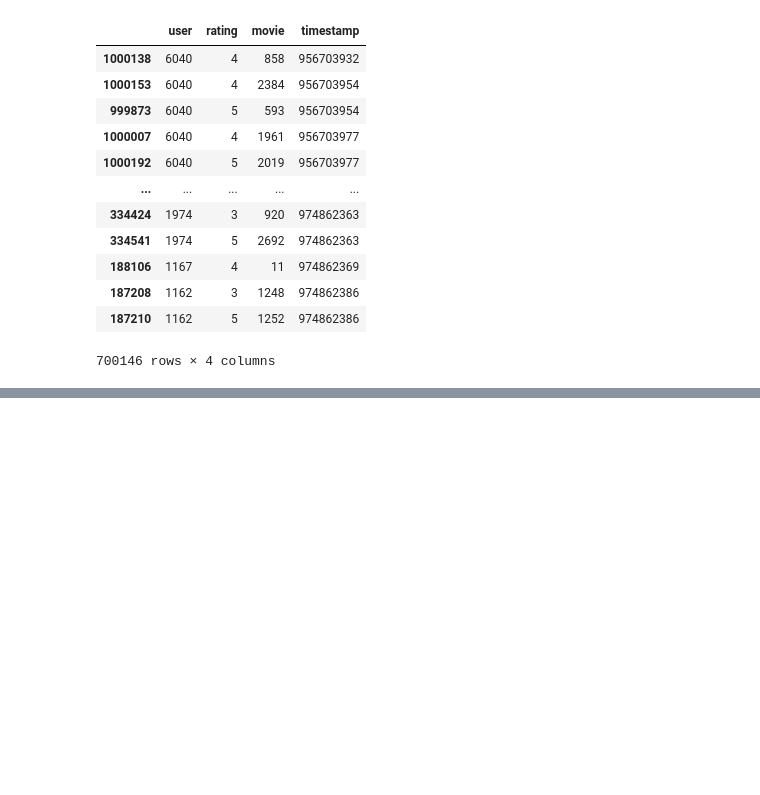
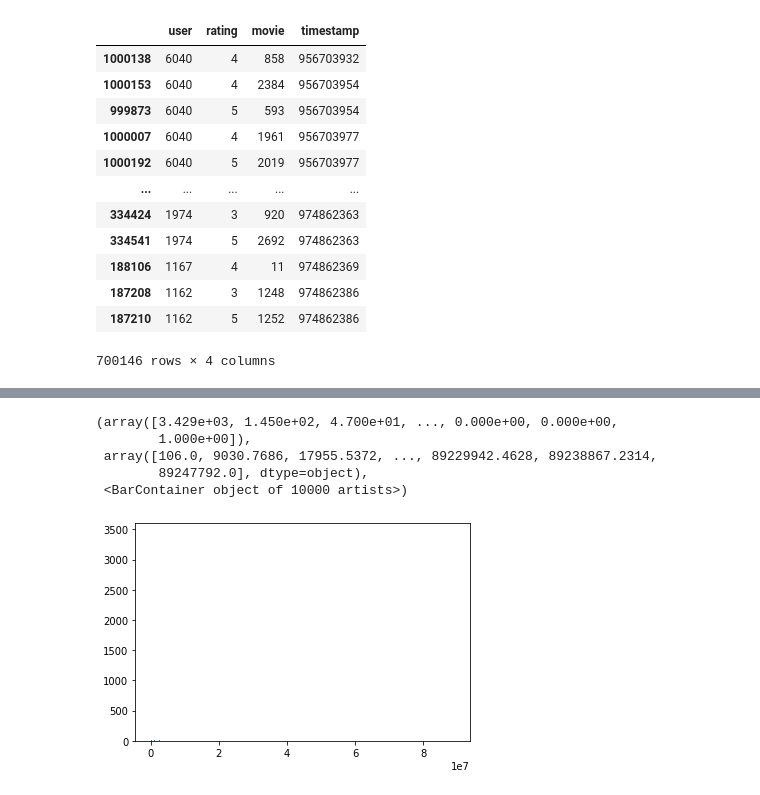
Before and after one commit to mayhugotong/xERTE, a Jupyter notebook: tKGR/addons/data_splitter.ipynb, the cells around one changed output, grey strips where cells are left out. Cells and saved outputs as stored; diff of their text form; code cells hidden in the pictures; blank space fills up the shorter version.

```diff
--- a/tKGR/addons/data_splitter.ipynb
+++ b/tKGR/addons/data_splitter.ipynb
@@ -96,0 +142,9 @@ pd.DataFrame(list(zip(range(1,6), range(1,6)))).to_csv('../data/ml-1m/relation2i
+# %%
+plt.hist(user_time['times'], bins=10000)
+# %% [output]
+(array([3.429e+03, 1.450e+02, 4.700e+01, ..., 0.000e+00, 0.000e+00,
+        1.000e+00]),
+ array([106.0, 9030.7686, 17955.5372, ..., 89229942.4628, 89238867.2314,
+        89247792.0], dtype=object),
+ <BarContainer object of 10000 artists>)
+[figure, added]
```
Also changed, not shown: parts of 19 cells of this notebook, 5 other files.
